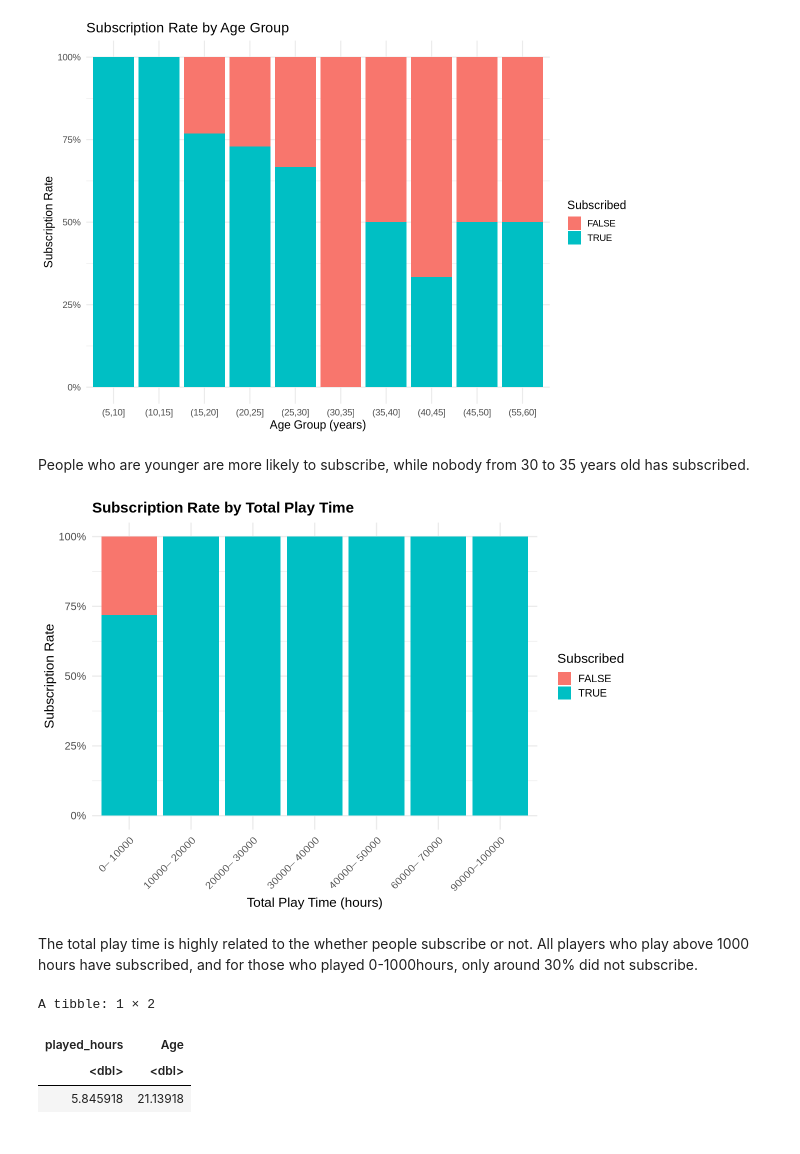
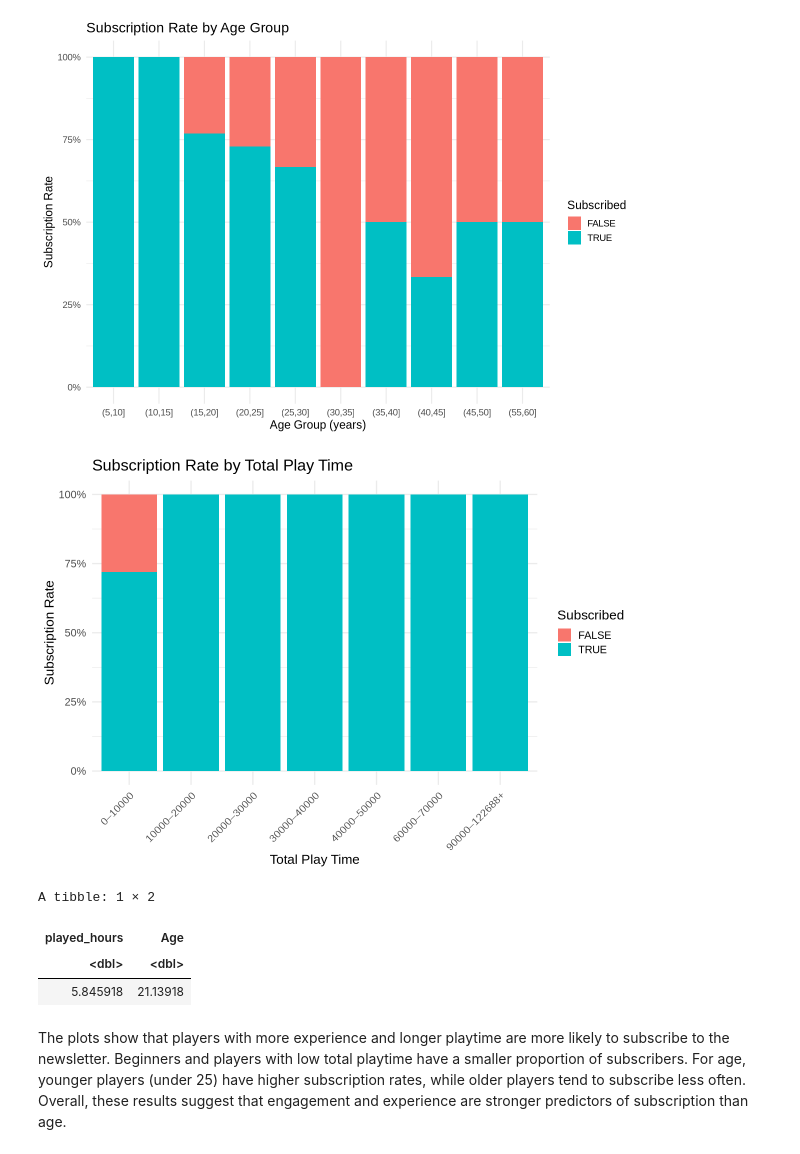
Before and after one commit to sylverus19-cloud/individualplanning, a Jupyter notebook: individual_planning.ipynb, the cells around one changed output. Drawn from its saved outputs; the diff is of its cells as text; code cells hidden in the pictures.

Commit message:
added insights from plot

```diff
--- a/individual_planning.ipynb
+++ b/individual_planning.ipynb
@@ -118,40 +116,36 @@ p_age <- players_clean |>
 p_age
 # %% [output]
 [figure]
-# %% [markdown]
-People who are younger are more likely to subscribe, while nobody from 30 to 35 years old has subscribed.
 # %%
-options(repr.plot.width = 10, repr.plot.height = 7)
+max_time <- player_data_clean |>
+  summarise(max_val = max(total_play_time, na.rm = TRUE)) |>
+  pull(max_val)
+
 p_playtime <- player_data_clean |>
-  filter(!is.na(total_play_time), !is.na(subscribe), total_play_time >= 0) |>
+  filter(!is.na(subscribe), !is.na(total_play_time), total_play_time >= 0) |>
   mutate(
     playtime_group = cut(
       total_play_time,
-      breaks = seq(0, max(total_play_time, na.rm = TRUE), by = 10000),
+      breaks = c(seq(0, 90000, by = 10000), max_time),
       include.lowest = TRUE,
       labels = paste0(
-        format(seq(0, max(total_play_time, na.rm = TRUE) - 10000, by = 10000)),
+        format(seq(0, 90000, by = 10000)),
         "–",
-        format(seq(10000, max(total_play_time, na.rm = TRUE), by = 10000))))) |>
-  filter(!is.na(playtime_group)) |>
+        c(format(seq(10000, 90000, by = 10000)), paste0(format(round(max_time, 0)), "+"))))) |>
   ggplot(aes(x = playtime_group, fill = subscribe)) +
   geom_bar(position = "fill") +
   scale_y_continuous(labels = scales::percent) +
   labs(
     title = "Subscription Rate by Total Play Time",
-    x = "Total Play Time (hours)",
+    x = "Total Play Time",
     y = "Subscription Rate",
     fill = "Subscribed") +
   theme_minimal(base_size = 16) +
-  theme(
-    axis.text.x = element_text(angle = 45, hjust = 1),
-    plot.title = element_text(face = "bold", size = 18))
+  theme(axis.text.x = element_text(angle = 45, hjust = 1))
 
 p_playtime
 # %% [output]
-[figure, old version]
+[figure, new version]
-# %% [markdown]
-The total play time is highly related to the whether people subscribe or not. All players who play above 1000 hours have subscribed, and for those who played 0-1000hours, only around 30% did not subscribe.
 # %%
 players_means <- players |>
   select(where(is.numeric)) |>
@@ -163,3 +157,7 @@ A tibble: 1 × 2
 | played_hours | Age |
 | <dbl> | <dbl> |
 | 5.845918 | 21.13918 |
+# %% [markdown]
+The plots show that players with more experience and longer playtime are more likely to subscribe to the newsletter. Beginners and players with low total playtime have a smaller proportion of subscribers.
+For age, younger players (under 25) have higher subscription rates, while older players tend to subscribe less often.
+Overall, these results suggest that engagement and experience are stronger predictors of subscription than age.
```
Also changed, not shown: parts of 1 cell of this notebook.
